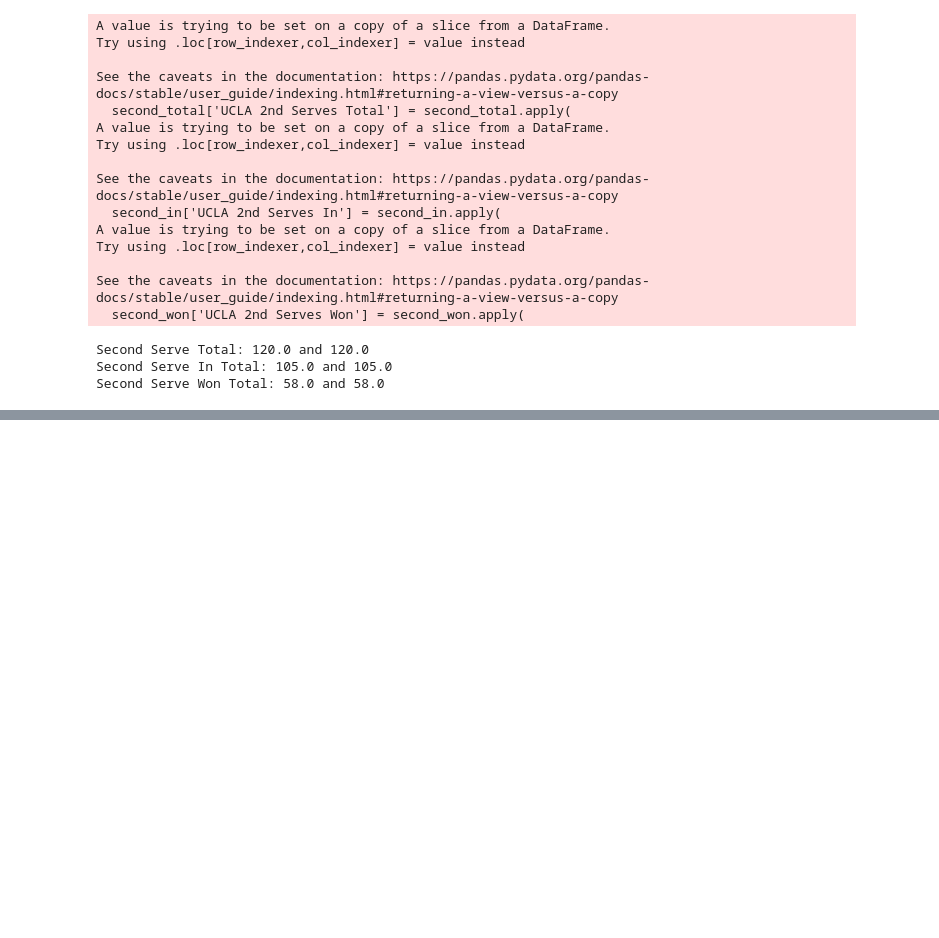
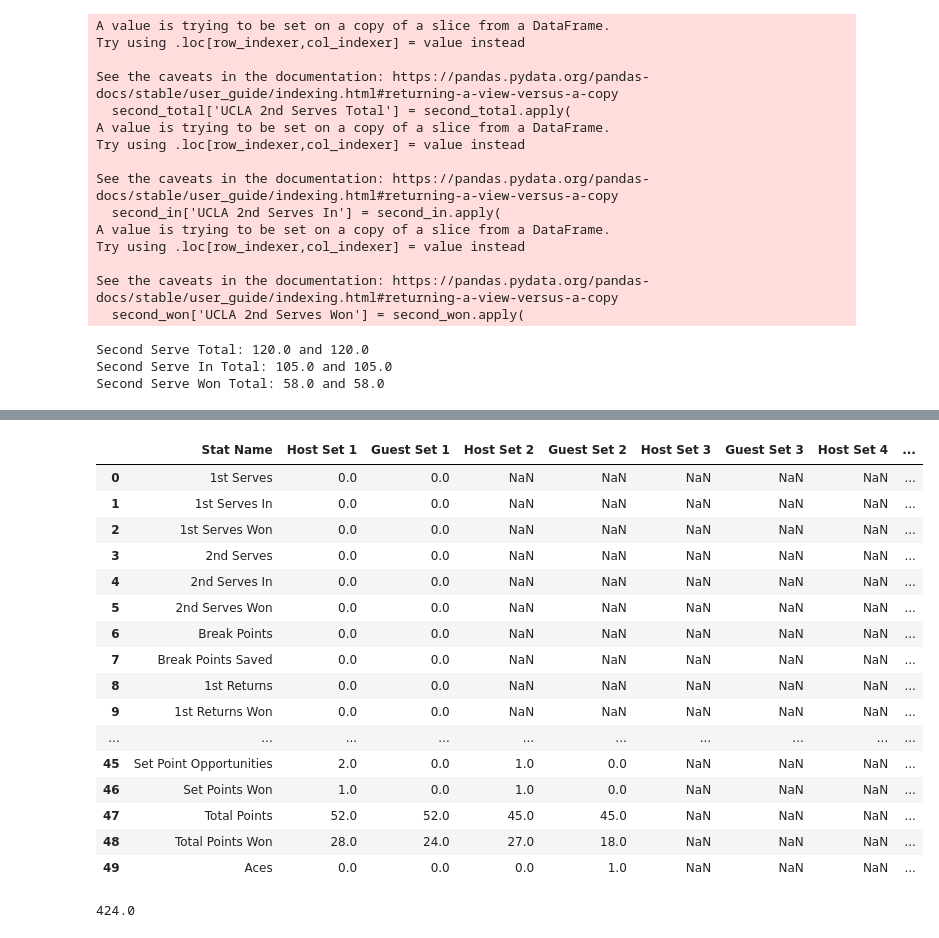
Before and after one commit to cjgimena/consulting-spring2025, a Jupyter notebook: season_report/serve_page/serve_percentage.ipynb, the cells around one changed output, grey strips where cells are left out. Cells and saved outputs as stored; diff of their text form; code cells hidden in the pictures; blank space fills up the shorter version.

```diff
--- a/season_report/serve_page/serve_percentage.ipynb
+++ b/season_report/serve_page/serve_percentage.ipynb
@@ -249,0 +255,11 @@ Second Serve Won Total: 58.0 and 58.0
+# %%
+import pandas as pd
+import os
+
+player_name = 'Rudy Quan'
+combined_data_shots = pd.read_excel(f'../../data/mens/{player_name}/combined.xlsx', sheet_name='Shots')
+combined_data_points = pd.read_excel(f'../../data/mens/{player_name}/combined.xlsx', sheet_name='Points')
+combined_data_games = pd.read_excel(f'../../data/mens/{player_name}/combined.xlsx', sheet_name='Games')
+combined_data_sets = pd.read_excel(f'../../data/mens/{player_name}/combined.xlsx', sheet_name='Sets')
+combined_data_settings = pd.read_excel(f'../../data/mens/{player_name}/combined.xlsx', sheet_name='Settings')
+combined_data_stats = pd.read_excel(f'../../data/mens/{player_name}/combined.xlsx', sheet_name='Stats')
@@ -249,0 +282,22 @@ Second Serve Won Total: 58.0 and 58.0
+# %%
+settings = combined_data_settings.dropna(subset=['Host Team'])
+df = combined_data_stats.merge(settings[['Host Team', '__source_file__']],how = 'inner', on = '__source_file__' )
+df.head(50)
+# %% [output]
+|  | Stat Name | Host Set 1 | Guest Set 1 | Host Set 2 | Guest Set 2 | Host Set 3 | Guest Set 3 | Host Set 4 | ... |
+| 0 | 1st Serves | 0.0 | 0.0 | NaN | NaN | NaN | NaN | NaN | ... |
+| 1 | 1st Serves In | 0.0 | 0.0 | NaN | NaN | NaN | NaN | NaN | ... |
+| 2 | 1st Serves Won | 0.0 | 0.0 | NaN | NaN | NaN | NaN | NaN | ... |
+| 3 | 2nd Serves | 0.0 | 0.0 | NaN | NaN | NaN | NaN | NaN | ... |
+| 4 | 2nd Serves In | 0.0 | 0.0 | NaN | NaN | NaN | NaN | NaN | ... |
+| 5 | 2nd Serves Won | 0.0 | 0.0 | NaN | NaN | NaN | NaN | NaN | ... |
+| 6 | Break Points | 0.0 | 0.0 | NaN | NaN | NaN | NaN | NaN | ... |
+| 7 | Break Points Saved | 0.0 | 0.0 | NaN | NaN | NaN | NaN | NaN | ... |
+| 8 | 1st Returns | 0.0 | 0.0 | NaN | NaN | NaN | NaN | NaN | ... |
+| 9 | 1st Returns Won | 0.0 | 0.0 | NaN | NaN | NaN | NaN | NaN | ... |
+| ... | ... | ... | ... | ... | ... | ... | ... | ... | ... |
+| 45 | Set Point Opportunities | 2.0 | 0.0 | 1.0 | 0.0 | NaN | NaN | NaN | ... |
+| 46 | Set Points Won | 1.0 | 0.0 | 1.0 | 0.0 | NaN | NaN | NaN | ... |
+| 47 | Total Points | 52.0 | 52.0 | 45.0 | 45.0 | NaN | NaN | NaN | ... |
+| 48 | Total Points Won | 28.0 | 24.0 | 27.0 | 18.0 | NaN | NaN | NaN | ... |
+| 49 | Aces | 0.0 | 0.0 | 0.0 | 1.0 | NaN | NaN | NaN | ... |
@@ -249,0 +306,7 @@ Second Serve Won Total: 58.0 and 58.0
+# %%
+
+column_names = first_total.columns
+column_names_subset = column_names[column_names.str.startswith('Host Set')]
+first_total[column_names_subset].sum().sum()
+# %% [output]
+424.0
```
Also changed, not shown: parts of 9 cells of this notebook, 2 other files.
